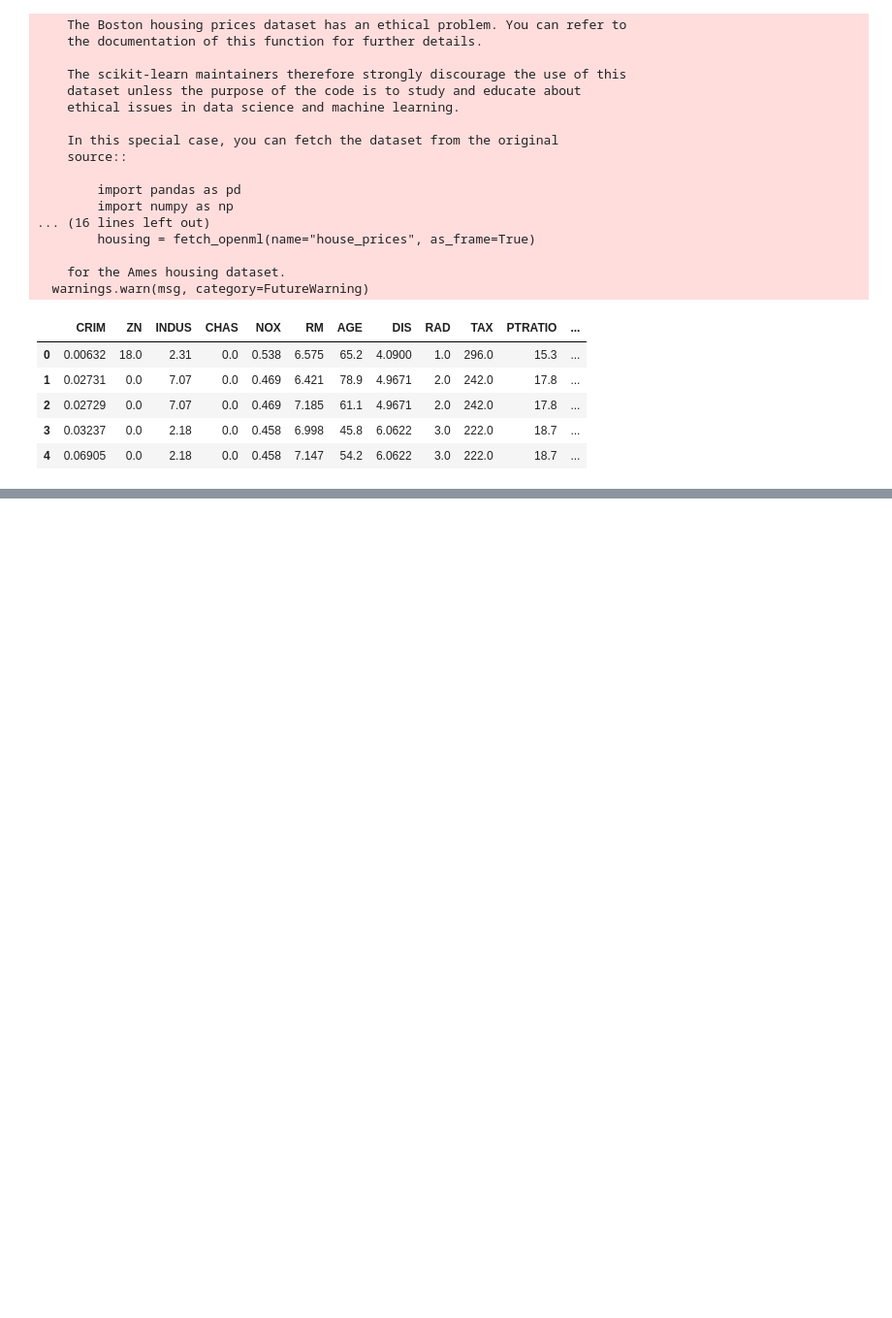
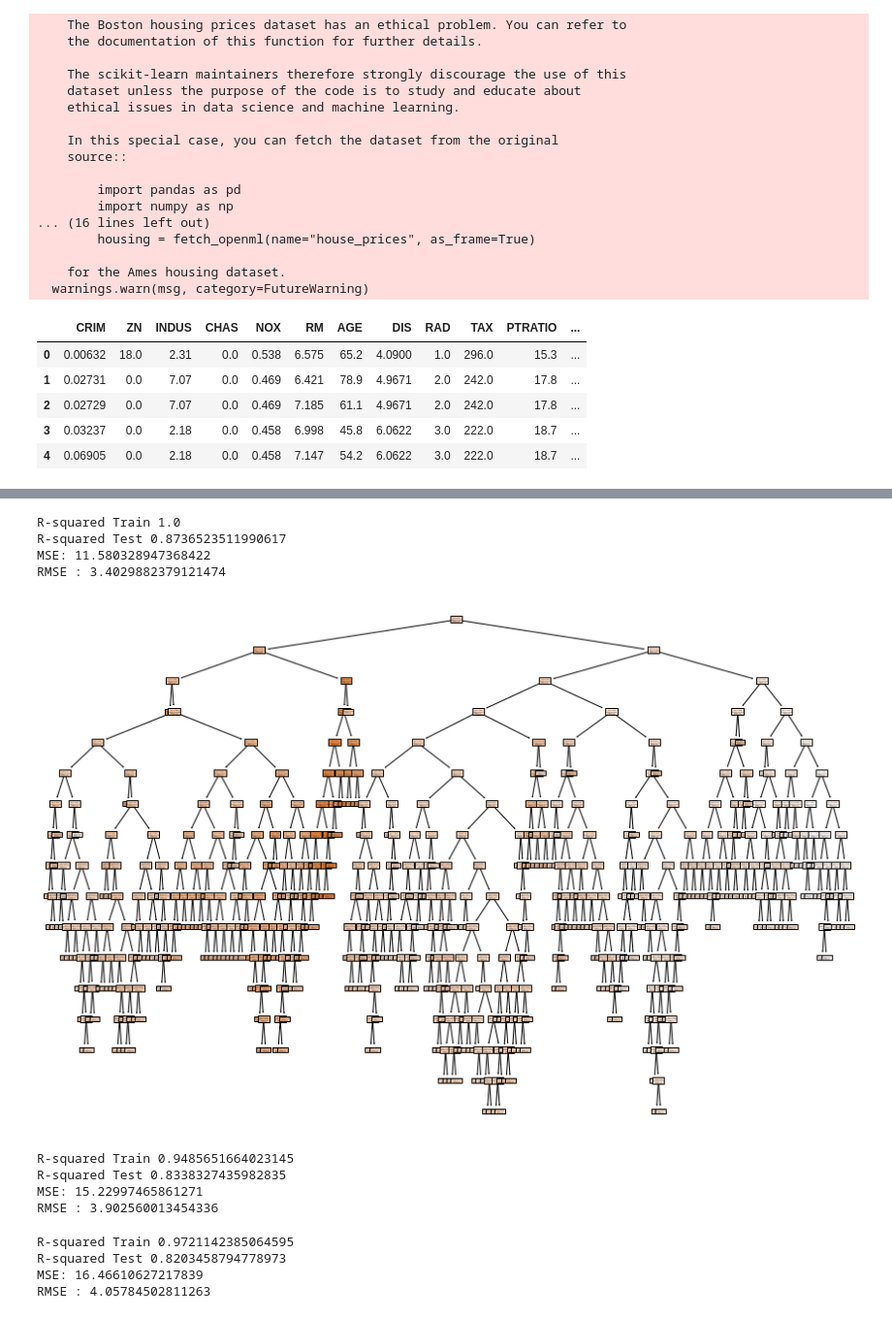
Before and after one commit to sharonjoshy/MachineLearning, a Jupyter notebook: SupervisedLearning/12_Decision_tree/my_boston_regression.ipynb, the cells around one changed output, grey strips where cells are left out. Shown: that part at 97% size. Saved outputs shown, nothing was run; the diff lists cells and outputs as text; code cells hidden in the pictures; blank space fills up the shorter version.

```diff
--- a/SupervisedLearning/12_Decision_tree/my_boston_regression.ipynb
+++ b/SupervisedLearning/12_Decision_tree/my_boston_regression.ipynb
@@ -38,0 +62,77 @@ boston_df.head()
+# %%
+X=boston_df.drop(["Price"],axis=1)
+y=boston_df["Price"]
+# %%
+X_train,X_test,y_train,y_test=train_test_split(X,y,test_size=0.3,random_state=1)
+# %%
+dt_reg = DecisionTreeRegressor()   # data overfit aan
+
+dt_reg.fit(X_train,y_train)
+
+sc=dt_reg.score(X_train,y_train)
+print("R-squared Train",sc)
+
+ss=dt_reg.score(X_test,y_test)
+print("R-squared Test",ss)
+
+y_pred = dt_reg.predict(X_test)
+
+mse = mean_squared_error(y_test,y_pred)
+print("MSE:",mse)
+print("RMSE :",mse**(1/2.0))
+# %% [output]
+R-squared Train 1.0
+R-squared Test 0.8736523511990617
+MSE: 11.580328947368422
+RMSE : 3.4029882379121474
+# %%
+from sklearn import tree
+
+plt.figure(figsize=(15,10))
+
+tree.plot_tree(dt_reg,filled=True,class_names=True)
+plt.show()
+# %% [output]
+[figure, added]
+# %%
+dt_reg = DecisionTreeRegressor(max_depth=6)  #regression aaayath kond criterion illa mse aan ivide
+
+dt_reg.fit(X_train,y_train)
+
+sc=dt_reg.score(X_train,y_train)
+print("R-squared Train",sc)
+
+ss=dt_reg.score(X_test,y_test)
+print("R-squared Test",ss)
+
+y_pred = dt_reg.predict(X_test)
+
+mse = mean_squared_error(y_test,y_pred)
+print("MSE:",mse)
+print("RMSE :",mse**(1/2.0))
+# %% [output]
+R-squared Train 0.9485651664023145
+R-squared Test 0.8338327435982835
+MSE: 15.22997465861271
+RMSE : 3.902560013454336
+# %%
+dt_reg = DecisionTreeRegressor(max_depth=7)  #regression aaayath kond criterion illa mse aan ivide
+
+dt_reg.fit(X_train,y_train)
+
+sc=dt_reg.score(X_train,y_train)
+print("R-squared Train",sc)
+
+ss=dt_reg.score(X_test,y_test)
+print("R-squared Test",ss)
+
+y_pred = dt_reg.predict(X_test)
+
+mse = mean_squared_error(y_test,y_pred)
+print("MSE:",mse)
+print("RMSE :",mse**(1/2.0))
+# %% [output]
+R-squared Train 0.9721142385064595
+R-squared Test 0.8203458794778973
+MSE: 16.46610627217839
+RMSE : 4.05784502811263
```
Also changed, not shown: parts of 8 cells of this notebook, 5 other files.
